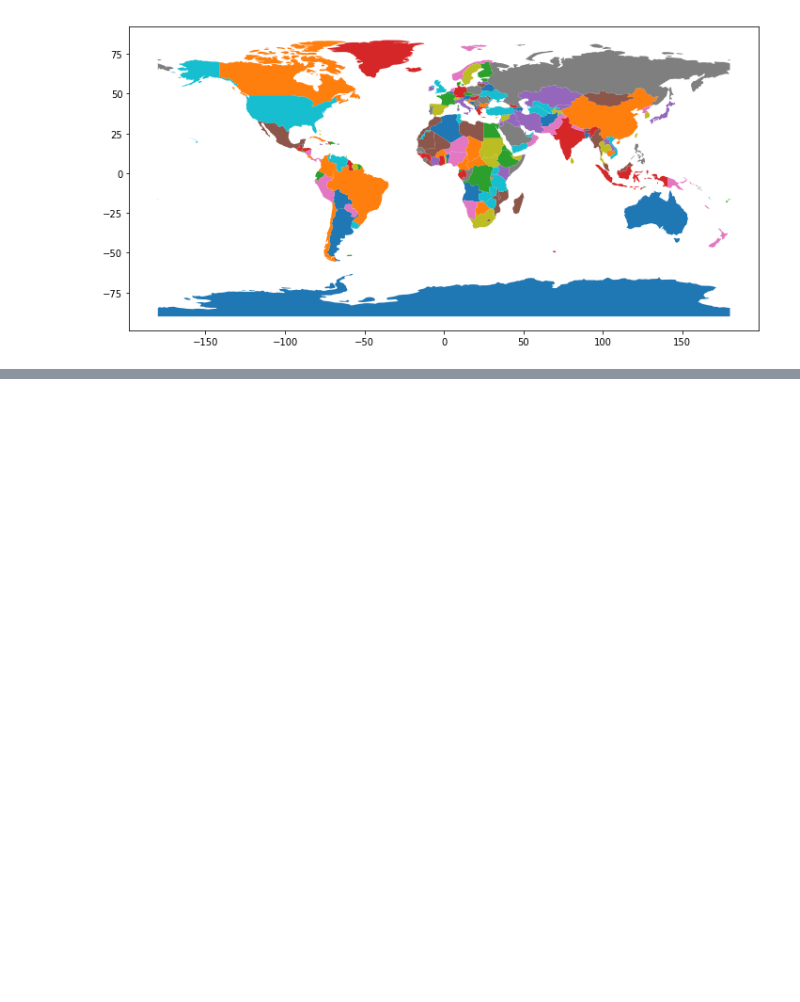
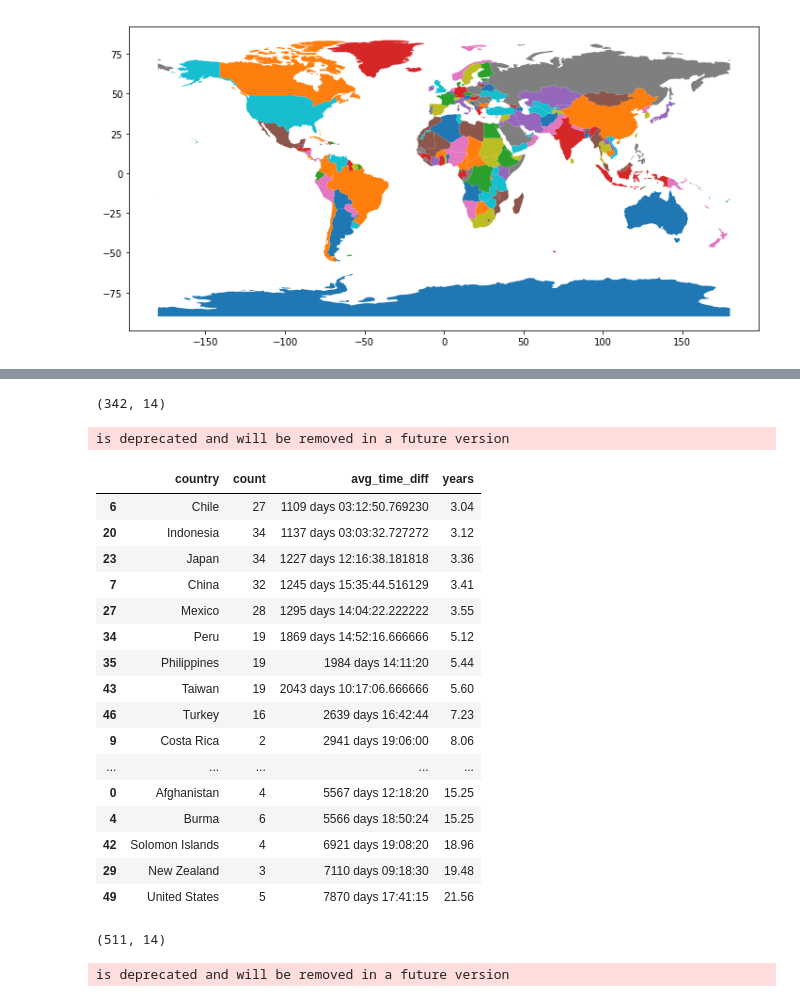
Before and after one commit to asidamo/Earthquakes-Analysis, a Jupyter notebook: DQ3_Andrew.ipynb, the cells around one changed output, grey strips where cells are left out. Drawn from its saved outputs; the diff is of its cells as text; code cells hidden in the pictures; blank space fills up the shorter version.

```diff
--- a/DQ3_Andrew.ipynb
+++ b/DQ3_Andrew.ipynb
@@ -270,6 +278,7 @@ clean_df.em_dat_total = clean_df.em_dat_total.str.extract('(\d+)')
 clean_df['em_dat_total'] = pd.to_numeric(clean_df['em_dat_total'])
 clean_df['lat'] = pd.to_numeric(clean_df['lat'])
 clean_df['long'] = pd.to_numeric(clean_df['long'])
+clean_df['other_source'] = pd.to_numeric(clean_df['other_source'])
 
 clean_df.info()
 # %% [output]
@@ -640,0 +750,46 @@ map_hooray
+# %%
+between_7_8 = clean_df.loc[clean_df['magnitude']>=7]
+between_7_8 = between_7_8.loc[between_7_8['magnitude']<8]
+between_7_8.shape
+# %% [output]
+(342, 14)
+# %%
+# Aggregate by count and average time difference
+time_diff_7_8 = between_7_8.groupby('country').origin.agg({'count': 'count', 'avg_time_diff': lambda x: x.sort_values().diff().mean()})
+time_diff_7_8 = time_diff_7_8.reset_index()
+# %% [output]
+is deprecated and will be removed in a future version
+# %%
+time_diff_7_8['years'] = (time_diff_7_8.avg_time_diff.dt.days / 365).round(2)
+
+time_diff_7_8.sort_values(by='years', ascending=True).head(20)
+# %% [output]
+|  | country | count | avg_time_diff | years |
+| 6 | Chile | 27 | 1109 days 03:12:50.769230 | 3.04 |
+| 20 | Indonesia | 34 | 1137 days 03:03:32.727272 | 3.12 |
+| 23 | Japan | 34 | 1227 days 12:16:38.181818 | 3.36 |
+| 7 | China | 32 | 1245 days 15:35:44.516129 | 3.41 |
+| 27 | Mexico | 28 | 1295 days 14:04:22.222222 | 3.55 |
+| 34 | Peru | 19 | 1869 days 14:52:16.666666 | 5.12 |
+| 35 | Philippines | 19 | 1984 days 14:11:20 | 5.44 |
+| 43 | Taiwan | 19 | 2043 days 10:17:06.666666 | 5.60 |
+| 46 | Turkey | 16 | 2639 days 16:42:44 | 7.23 |
+| 9 | Costa Rica | 2 | 2941 days 19:06:00 | 8.06 |
+| ... | ... | ... | ... | ... |
+| 0 | Afghanistan | 4 | 5567 days 12:18:20 | 15.25 |
+| 4 | Burma | 6 | 5566 days 18:50:24 | 15.25 |
+| 42 | Solomon Islands | 4 | 6921 days 19:08:20 | 18.96 |
+| 29 | New Zealand | 3 | 7110 days 09:18:30 | 19.48 |
+| 49 | United States | 5 | 7870 days 17:41:15 | 21.56 |
+# %%
+between_6_7 = clean_df.loc[clean_df['magnitude']>=6]
+between_6_7 = between_6_7.loc[between_6_7['magnitude']<7]
+between_6_7.shape
+# %% [output]
+(511, 14)
+# %%
+# Aggregate by count and average time difference
+time_diff_6_7 = between_6_7.groupby('country').origin.agg({'count': 'count', 'avg_time_diff': lambda x: x.sort_values().diff().mean()})
+time_diff_6_7 = time_diff_6_7.reset_index()
+# %% [output]
+is deprecated and will be removed in a future version
```
Also changed, not shown: parts of 25 cells of this notebook.
